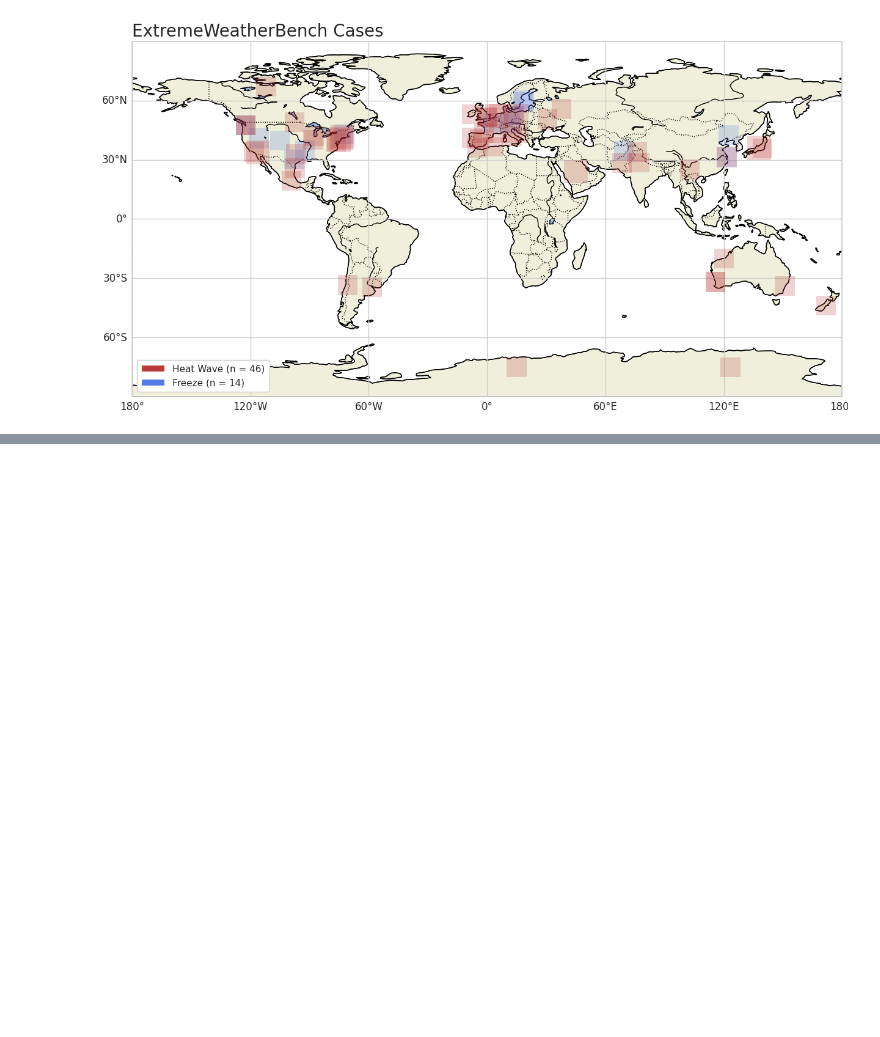
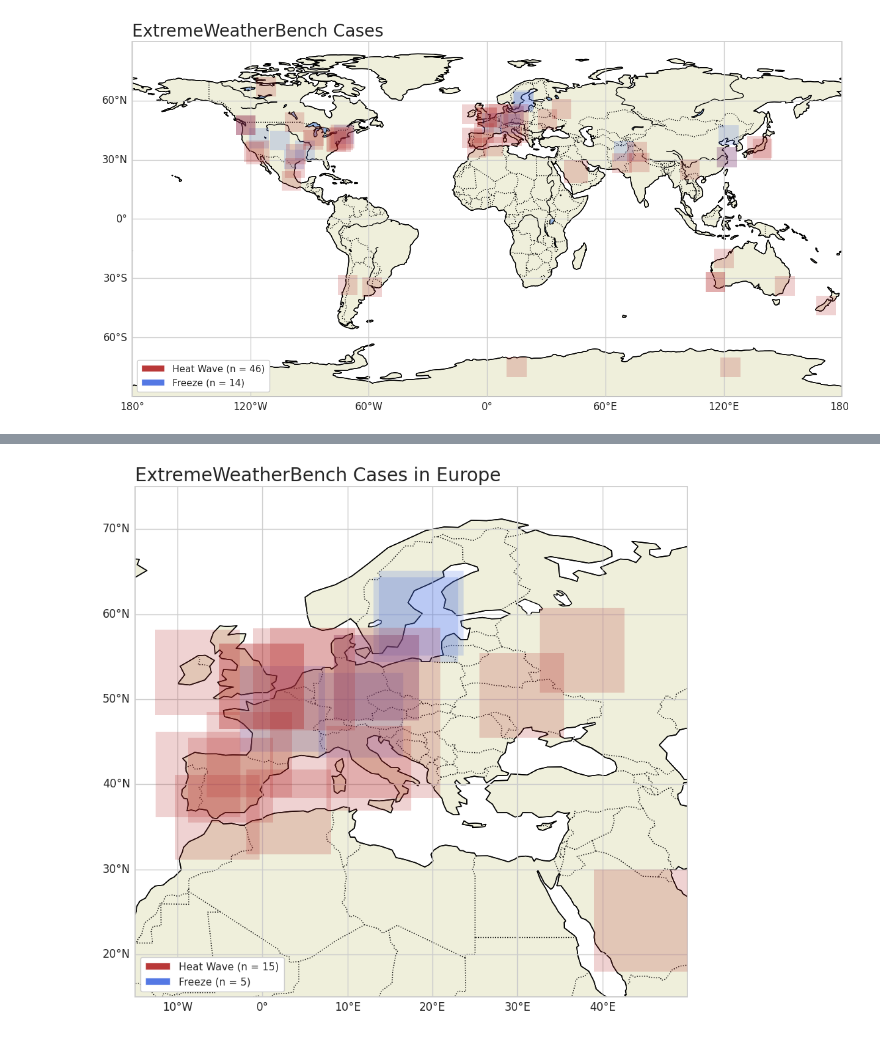
Before and after one commit to brightbandtech/ExtremeWeatherBench, a Jupyter notebook: docs/notebooks/figure1.ipynb, the cells around one changed output, grey strips where cells are left out. Cells and saved outputs as stored; diff of their text form; code cells hidden in the pictures; blank space fills up the shorter version.

Commit message:
Added Europe also

```diff
--- a/docs/notebooks/figure1.ipynb
+++ b/docs/notebooks/figure1.ipynb
@@ -263,0 +193,11 @@ plot_local_cases(left_lon, right_lon, bot_lat, top_lat, filename, plot_title)
+# %%
+# plot Europe
+bot_lat = 15
+top_lat = 75
+left_lon = -15
+right_lon = 50
+filename = 'extreme_weather_cases_Europe.png'
+plot_title = 'ExtremeWeatherBench Cases in Europe'
+plot_local_cases(left_lon, right_lon, bot_lat, top_lat, filename, plot_title)
+# %% [output]
+[figure, added]
```
Also changed, not shown: parts of 4 cells of this notebook, 3 other files.
